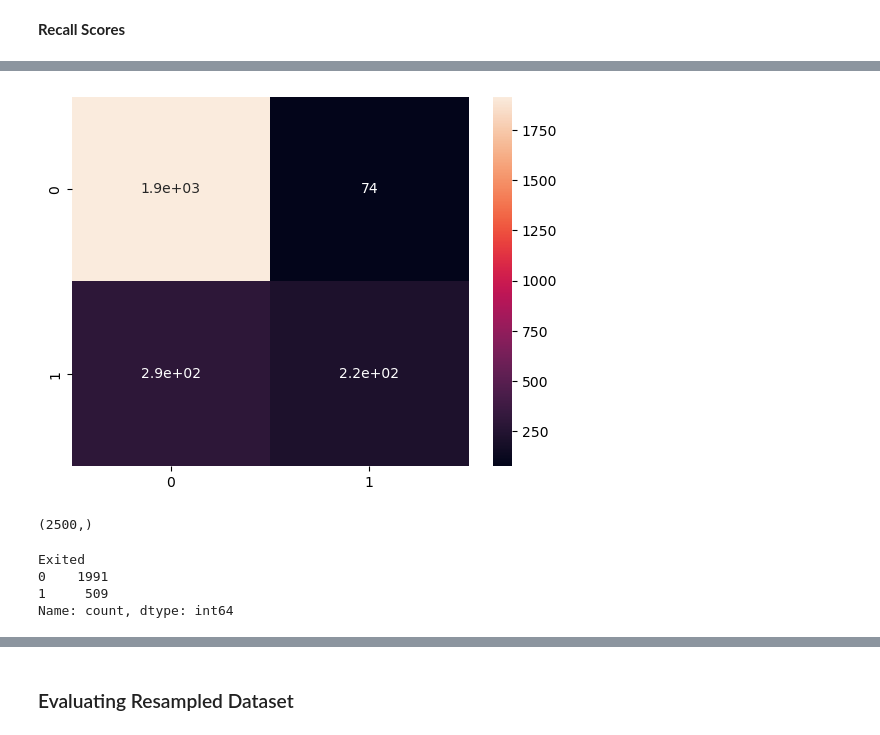
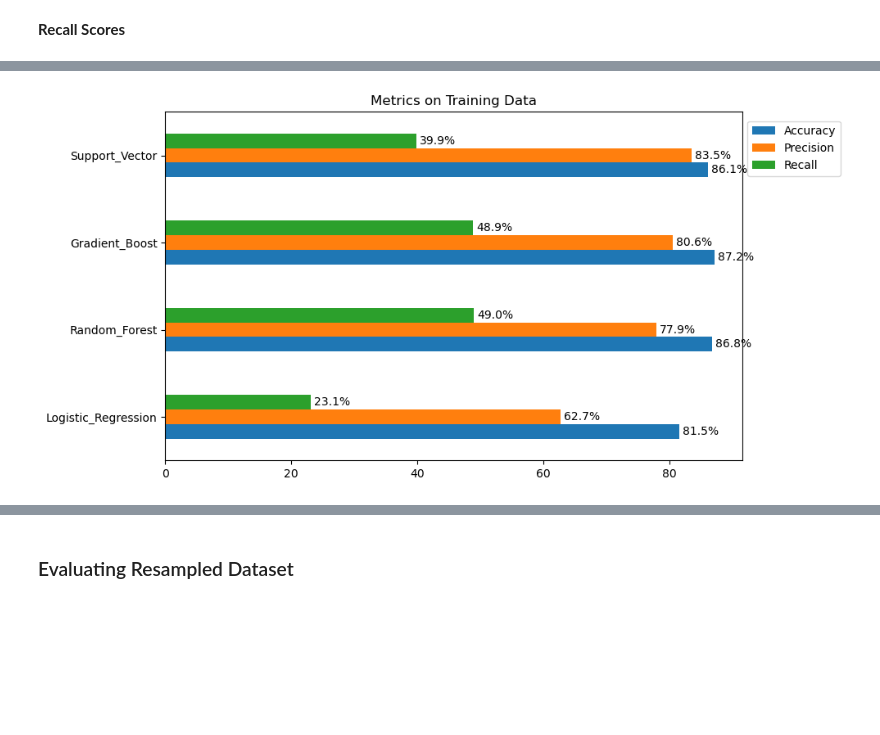
Before and after one commit to Tobiodedere1211/customer-churn-with-ANN, a Jupyter notebook: feature-engineering_model_builing.ipynb, the cells around one changed output, grey strips where cells are left out. Cells and saved outputs as stored; diff of their text form; code cells hidden in the pictures; blank space fills up the shorter version.

Commit message:
metrics for model performance

```diff
--- a/feature-engineering_model_builing.ipynb
+++ b/feature-engineering_model_builing.ipynb
@@ -306,4 +313,10 @@ y_pred_grad = gradient_boost.predict(X_test)
 y_pred_svc = svc.predict(X_test)
 # %% [markdown]
 **Accuracy Scores**
+# %%
+# Accuracy Score on Train set
+train_acc_logistic_reg = accuracy_score(y_train, train_y_pred_log) * 100
+train_acc_random_forest = accuracy_score(y_train, train_y_pred_forest) * 100
+train_acc_gradient_boost = accuracy_score(y_train, train_y_pred_grad) * 100
+train_acc_svc = accuracy_score(y_train, train_y_pred_svc) * 100
 # %%
@@ -314,3 +328,9 @@ acc_svc = accuracy_score(y_test, y_pred_svc)
 # %% [markdown]
 **Precision Scores**
+# %%
+# Precision Score on Train set
+train_precision_logistic_reg = precision_score(y_train, train_y_pred_log) * 100
+train_precision_random_forest = precision_score(y_train, train_y_pred_forest) * 100
+train_precision_gradient_boost = precision_score(y_train, train_y_pred_grad) * 100
+train_precision_svc = precision_score(y_train, train_y_pred_svc) * 100
 # %%
@@ -321,3 +342,9 @@ precision_svc = precision_score(y_test, y_pred_svc)
 # %% [markdown]
 **Recall Scores**
+# %%
+# Recall Score on the Train Set
+train_recall_logistic_reg = recall_score(y_train, train_y_pred_log) * 100
+train_recall_random_forest = recall_score(y_train, train_y_pred_forest) * 100
+train_recall_gradient_boost = recall_score(y_train, train_y_pred_grad) * 100
+train_recall_svc = recall_score(y_train, train_y_pred_svc) * 100
 # %%
@@ -327,0 +356,7 @@ recall_svc = recall_score(y_test, y_pred_svc)
+# %%
+train_metrics_data = pd.DataFrame({"Accuracy": [train_acc_logistic_reg, train_acc_random_forest, train_acc_gradient_boost, train_acc_svc],
+                            "Precision": [train_precision_logistic_reg, train_precision_random_forest, train_precision_gradient_boost, train_precision_svc],
+                            "Recall": [train_recall_logistic_reg, train_recall_random_forest, train_recall_gradient_boost, train_recall_svc]})
+
+train_metrics_data.index = ['Logistic_Regression', 'Random_Forest', 'Gradient_Boost', 'Support_Vector']
+train_metrics_data
@@ -346,18 +382,11 @@ plt.show()
-# %%
-# Getting the cnfusion Matrics for Gradient Boost
-conf_matrix = confusion_matrix(y_test, y_pred_grad)
-sns.heatmap(conf_matrix, annot=True)
-plt.show()
-# %% [output]
-[figure, removed]
-# %%
-y_test.shape
-# %% [output]
-(2500,)
-# %%
-y_test.value_counts()
-# %% [output]
-Exited
-0    1991
-1     509
-Name: count, dtype: int64
+# %%
+ax1 = train_metrics_data.plot.barh(figsize=(10,5))
+plt.title("Metrics on Training Data")
+plt.legend(loc='lower left', bbox_to_anchor=(1,0.8))
+for bars in ax1.containers:
+    #ax.bar_label(bars, fmt="%.2f", label_type='edge', padding=3)
+    ax1.bar_label(bars, fmt="%.1f%%", label_type='edge', padding=3)  # this adds labels as percentage
+plt.tight_layout()
+plt.show()
+# %% [output]
+[figure, added]
```
Also changed, not shown: parts of 40 cells of this notebook.
